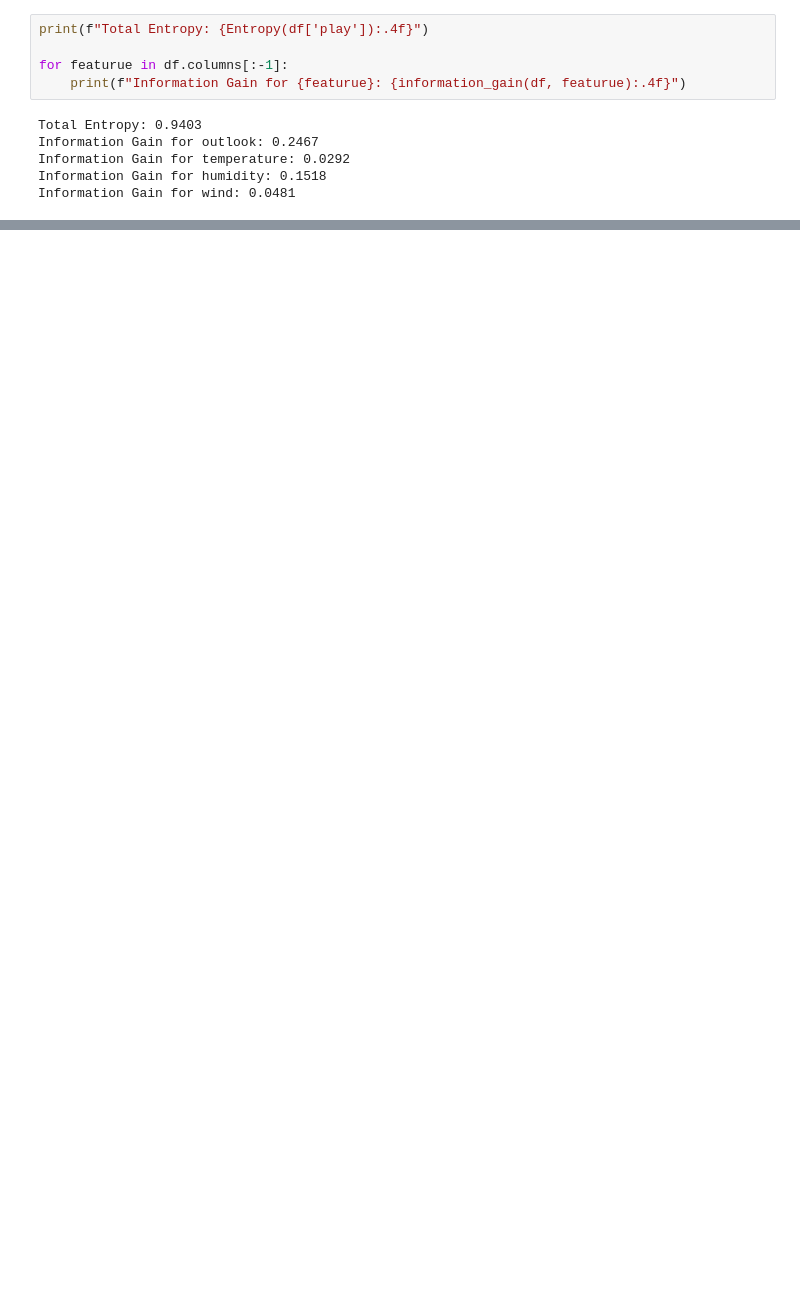
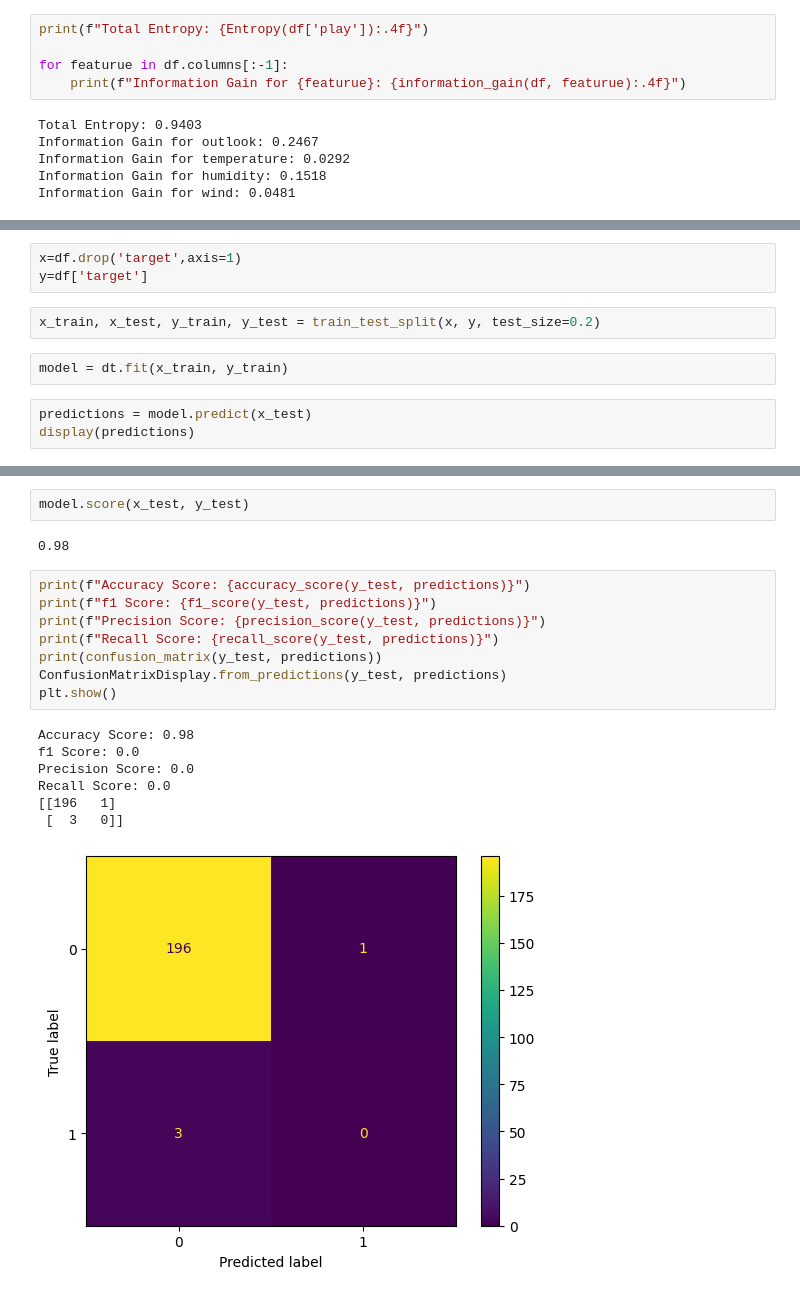
Before and after one commit to Haris-09/Machine-Learning, a Jupyter notebook: Decision_Tree.ipynb, the cells around one changed output, grey strips where cells are left out. Drawn from its saved outputs; the diff is of its cells as text; blank space fills up the shorter version.

```diff
--- a/Decision_Tree.ipynb
+++ b/Decision_Tree.ipynb
@@ -226,0 +407,10 @@ Information Gain for wind: 0.0481
+# %%
+x=df.drop('target',axis=1)
+y=df['target']
+# %%
+x_train, x_test, y_train, y_test = train_test_split(x, y, test_size=0.2)
+# %%
+model = dt.fit(x_train, y_train)
+# %%
+predictions = model.predict(x_test)
+display(predictions)
@@ -226,0 +428,20 @@ Information Gain for wind: 0.0481
+# %%
+model.score(x_test, y_test)
+# %% [output]
+0.98
+# %%
+print(f"Accuracy Score: {accuracy_score(y_test, predictions)}")
+print(f"f1 Score: {f1_score(y_test, predictions)}")
+print(f"Precision Score: {precision_score(y_test, predictions)}")
+print(f"Recall Score: {recall_score(y_test, predictions)}")
+print(confusion_matrix(y_test, predictions))
+ConfusionMatrixDisplay.from_predictions(y_test, predictions)
+plt.show()
+# %% [output]
+Accuracy Score: 0.98
+f1 Score: 0.0
+Precision Score: 0.0
+Recall Score: 0.0
+[[196   1]
+ [  3   0]]
+[figure, added]
```
Also changed, not shown: parts of 31 cells of this notebook.
